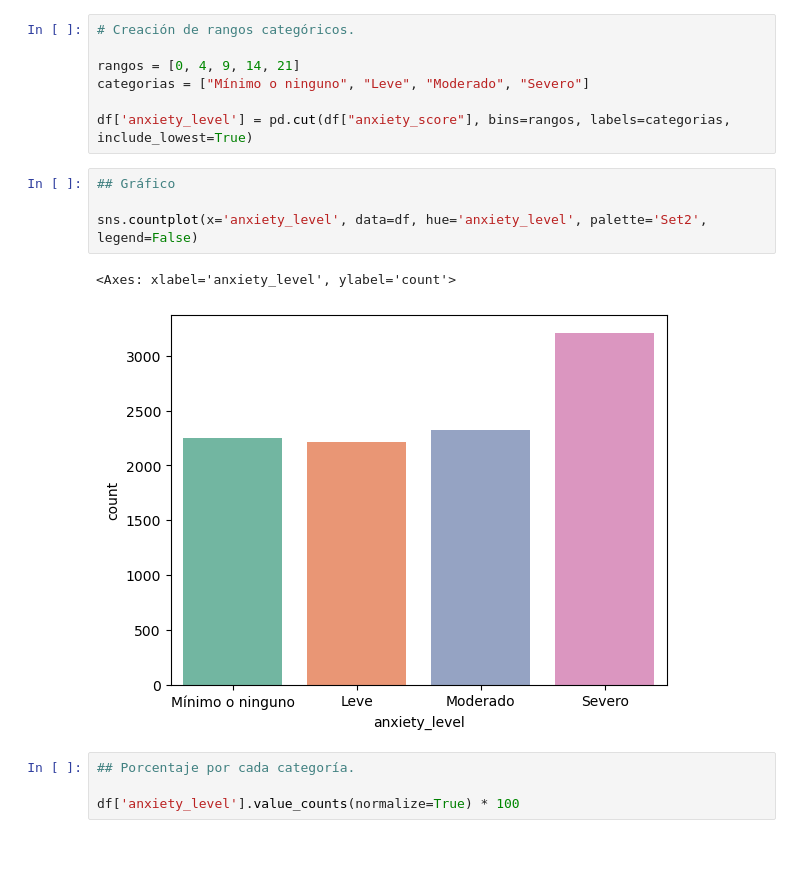
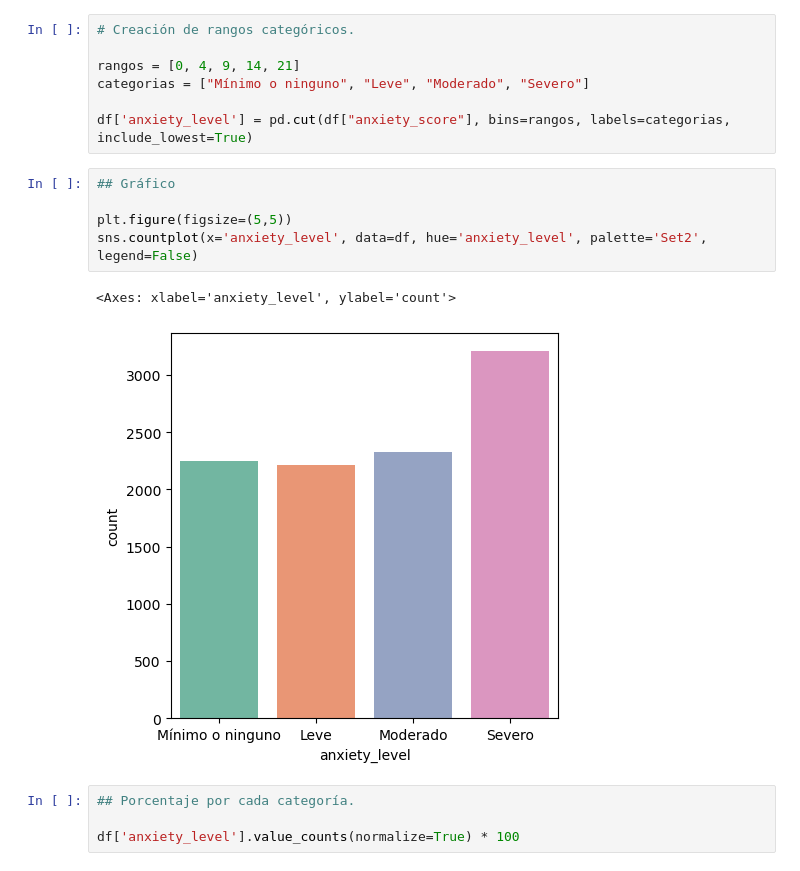
Before and after one commit to MEugenia96/analisis-saludmental, a Jupyter notebook: Proyecto_MentalHealth.ipynb, the cells around one changed output. Drawn from its saved outputs; the diff is of its cells as text.

```diff
--- a/Proyecto_MentalHealth.ipynb
+++ b/Proyecto_MentalHealth.ipynb
@@ -258,10 +260,11 @@ df['anxiety_level'] = pd.cut(df["anxiety_score"], bins=rangos, labels=categorias
 # %%
 ## Gráfico
 
+plt.figure(figsize=(5,5))
 sns.countplot(x='anxiety_level', data=df, hue='anxiety_level', palette='Set2', legend=False)
 # %% [output]
 <Axes: xlabel='anxiety_level', ylabel='count'>
-[figure, old version]
+[figure, new version]
 # %%
 ## Porcentaje por cada categoría.
 
```
Also changed, not shown: parts of 17 cells of this notebook.
